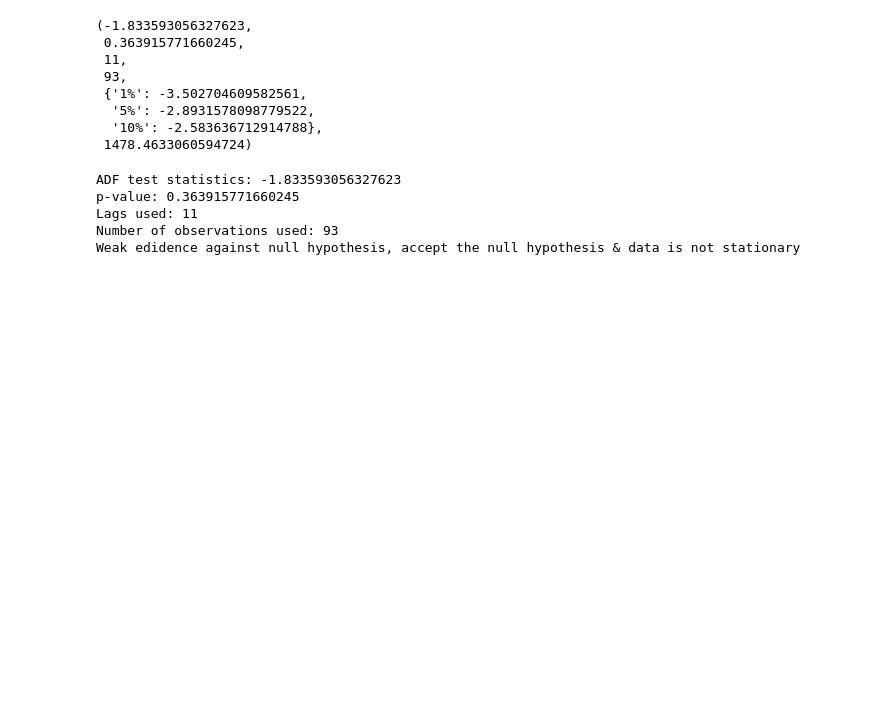
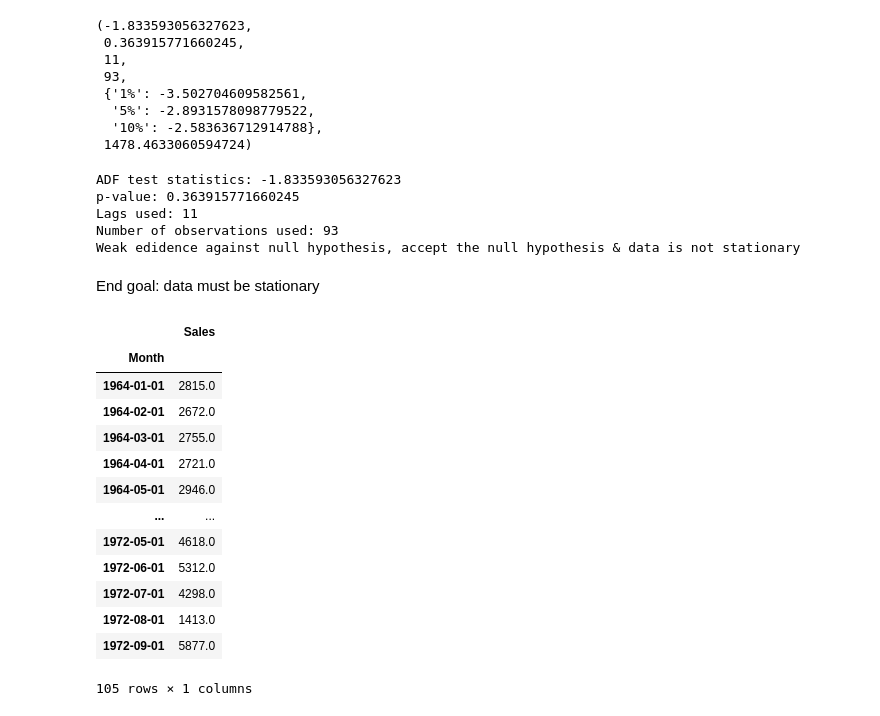
Before and after one commit to puneetsran/time_series_sales, a Jupyter notebook: time_series_champagne.ipynb, the cells around one changed output. Drawn from its saved outputs; the diff is of its cells as text; code cells hidden in the pictures; blank space fills up the shorter version.

```diff
--- a/time_series_champagne.ipynb
+++ b/time_series_champagne.ipynb
@@ -157,0 +156,19 @@ Weak edidence against null hypothesis, accept the null hypothesis & data is not
+# %% [markdown]
+End goal: data must be stationary
+# %%
+df
+# %% [output]
+|  | Sales |
+| Month |  |
+| 1964-01-01 | 2815.0 |
+| 1964-02-01 | 2672.0 |
+| 1964-03-01 | 2755.0 |
+| 1964-04-01 | 2721.0 |
+| 1964-05-01 | 2946.0 |
+| ... | ... |
+| 1972-05-01 | 4618.0 |
+| 1972-06-01 | 5312.0 |
+| 1972-07-01 | 4298.0 |
+| 1972-08-01 | 1413.0 |
+| 1972-09-01 | 5877.0 |
+105 rows × 1 columns
```
Also changed, not shown: parts of 9 cells of this notebook.
